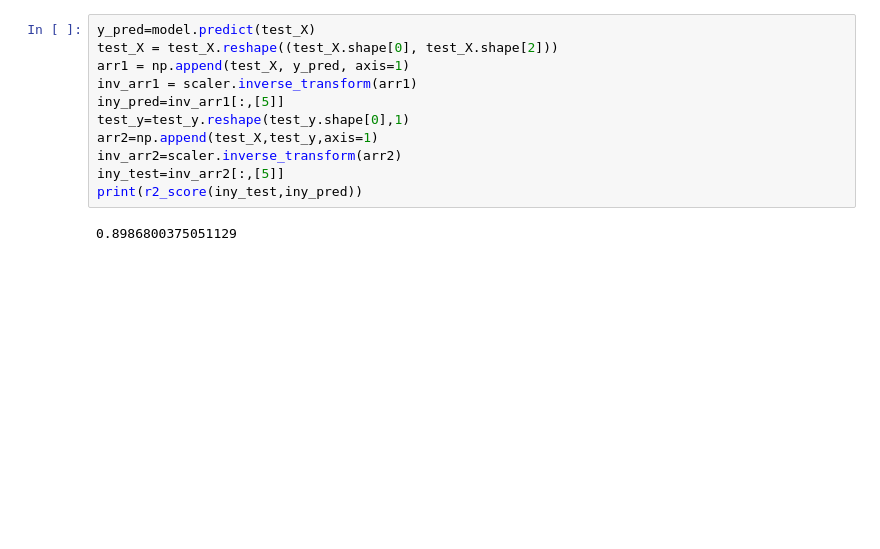
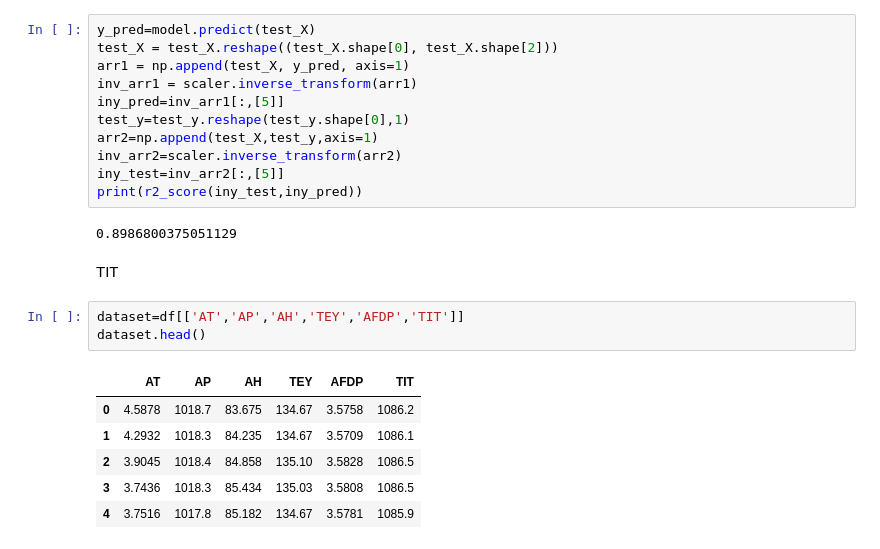
Before and after one commit to VishnuBhaarath/Gas_turbine_predictive_modellig, a Jupyter notebook: LSTM.ipynb, the cells around one changed output. Saved outputs shown, nothing was run; the diff lists cells and outputs as text; blank space fills up the shorter version.

```diff
--- a/LSTM.ipynb
+++ b/LSTM.ipynb
@@ -134,3 +134,15 @@ iny_test=inv_arr2[:,[5]]
 print(r2_score(iny_test,iny_pred))
 # %% [output]
 0.8986800375051129
+# %% [markdown]
+TIT
+# %%
+dataset=df[['AT','AP','AH','TEY','AFDP','TIT']]
+dataset.head()
+# %% [output]
+|  | AT | AP | AH | TEY | AFDP | TIT |
+| 0 | 4.5878 | 1018.7 | 83.675 | 134.67 | 3.5758 | 1086.2 |
+| 1 | 4.2932 | 1018.3 | 84.235 | 134.67 | 3.5709 | 1086.1 |
+| 2 | 3.9045 | 1018.4 | 84.858 | 135.10 | 3.5828 | 1086.5 |
+| 3 | 3.7436 | 1018.3 | 85.434 | 135.03 | 3.5808 | 1086.5 |
+| 4 | 3.7516 | 1017.8 | 85.182 | 134.67 | 3.5781 | 1085.9 |
```
Also changed, not shown: parts of 11 cells of this notebook.
